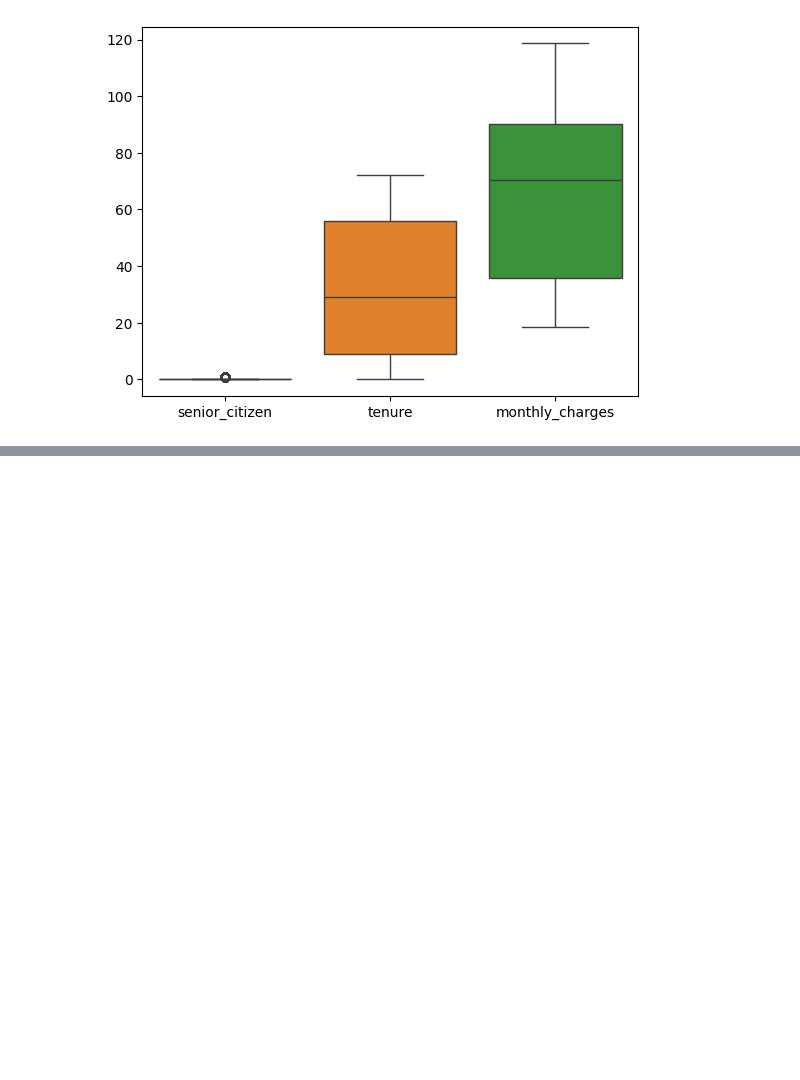
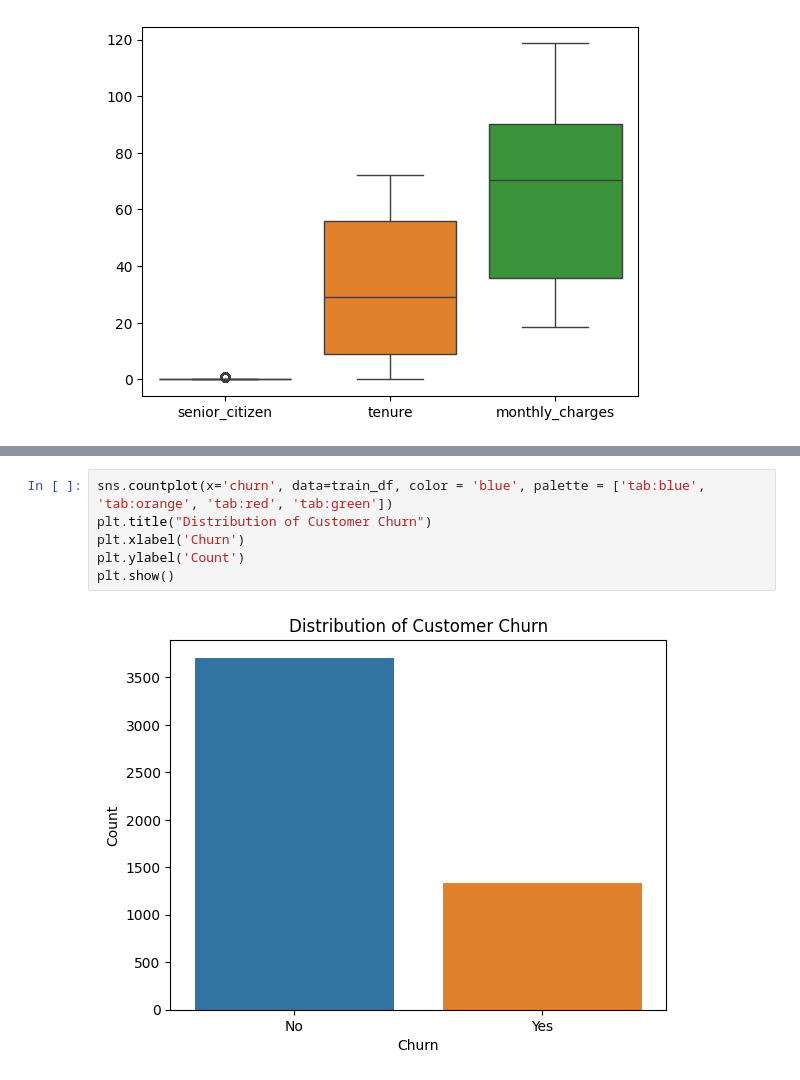
Before and after one commit to FloJoLaryea/Customer_Churn_Analysis, a Jupyter notebook: cstomer_churn_analysis.ipynb, the cells around one changed output, grey strips where cells are left out. Saved outputs shown, nothing was run; the diff lists cells and outputs as text; blank space fills up the shorter version.

```diff
--- a/cstomer_churn_analysis.ipynb
+++ b/cstomer_churn_analysis.ipynb
@@ -330,0 +432,8 @@ Index(['customer_id', 'gender', 'senior_citizen', 'partner', 'dependents',
+# %%
+sns.countplot(x='churn', data=train_df, color = 'blue', palette = ['tab:blue', 'tab:orange', 'tab:red', 'tab:green'])
+plt.title("Distribution of Customer Churn")
+plt.xlabel('Churn')
+plt.ylabel('Count')
+plt.show()
+# %% [output]
+[figure, added]
```
Also changed, not shown: parts of 25 cells of this notebook.
